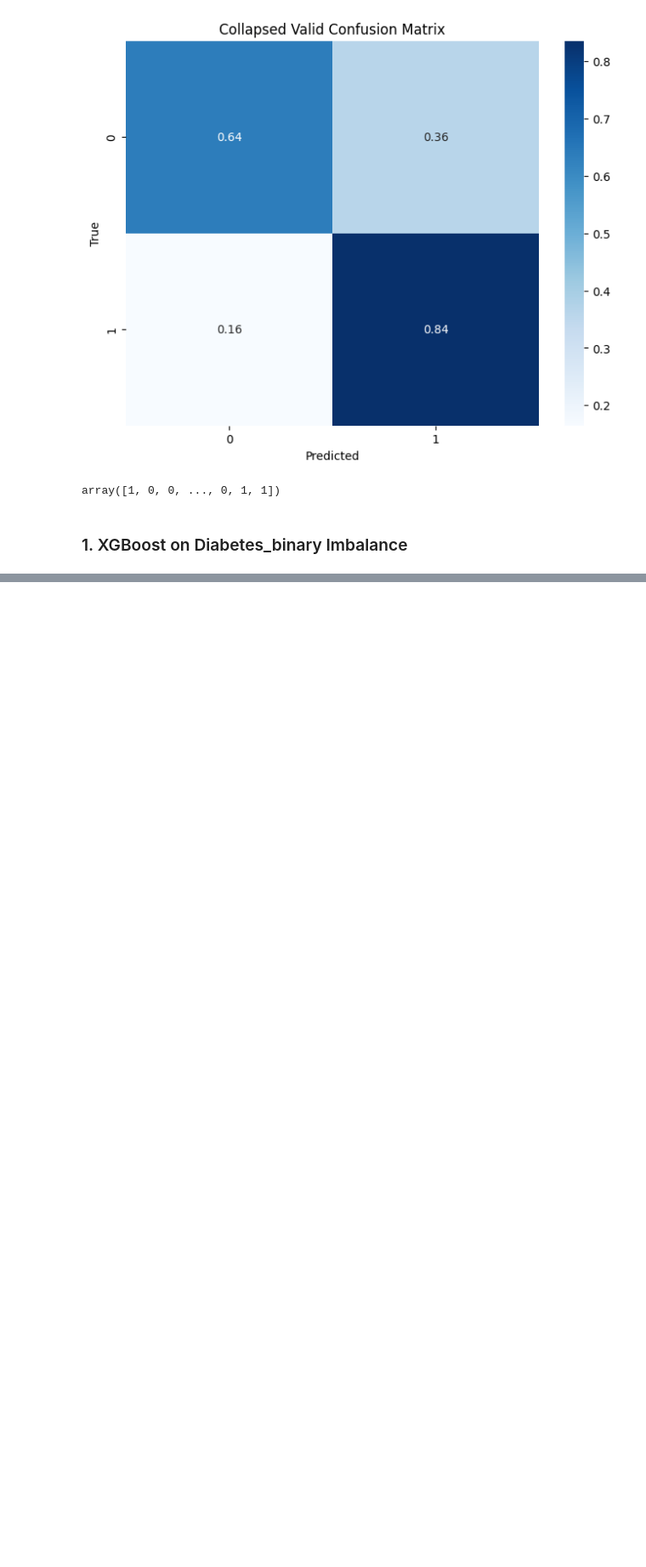
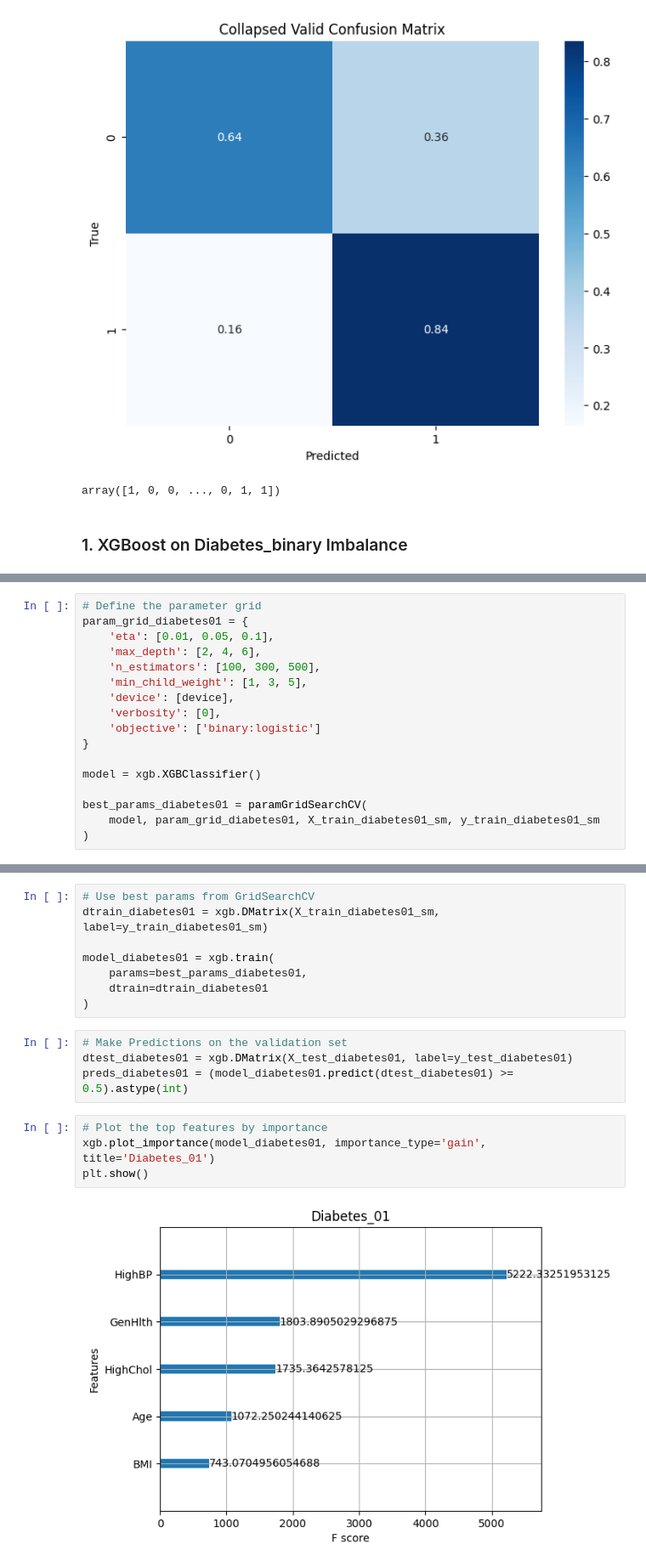
Before and after one commit to Panta-Rhei-LZ/DS-9000-Project-Data, a Jupyter notebook: Boosting.ipynb, the cells around one changed output, grey strips where cells are left out. Shown: that part at 85% size. Saved outputs shown, nothing was run; the diff lists cells and outputs as text; blank space fills up the shorter version.

```diff
--- a/Boosting.ipynb
+++ b/Boosting.ipynb
@@ -323,0 +348,17 @@ X_train_diabetes01, X_test_diabetes01, y_train_diabetes01, y_test_diabetes01 = t
+# %%
+# Define the parameter grid
+param_grid_diabetes01 = {
+    'eta': [0.01, 0.05, 0.1],
+    'max_depth': [2, 4, 6],
+    'n_estimators': [100, 300, 500],
+    'min_child_weight': [1, 3, 5],
+    'device': [device],
+    'verbosity': [0],
+    'objective': ['binary:logistic']
+}
+
+model = xgb.XGBClassifier()
+
+best_params_diabetes01 = paramGridSearchCV(
+    model, param_grid_diabetes01, X_train_diabetes01_sm, y_train_diabetes01_sm
+)
@@ -323,0 +383,18 @@ X_train_diabetes01, X_test_diabetes01, y_train_diabetes01, y_test_diabetes01 = t
+# %%
+# Use best params from GridSearchCV
+dtrain_diabetes01 = xgb.DMatrix(X_train_diabetes01_sm, label=y_train_diabetes01_sm)
+
+model_diabetes01 = xgb.train(
+    params=best_params_diabetes01,
+    dtrain=dtrain_diabetes01
+)
+# %%
+# Make Predictions on the validation set
+dtest_diabetes01 = xgb.DMatrix(X_test_diabetes01, label=y_test_diabetes01)
+preds_diabetes01 = (model_diabetes01.predict(dtest_diabetes01) >= 0.5).astype(int)
+# %%
+# Plot the top features by importance
+xgb.plot_importance(model_diabetes01, importance_type='gain', title='Diabetes_01')
+plt.show()
+# %% [output]
+[figure, added]
```
Also changed, not shown: parts of 9 cells of this notebook.
